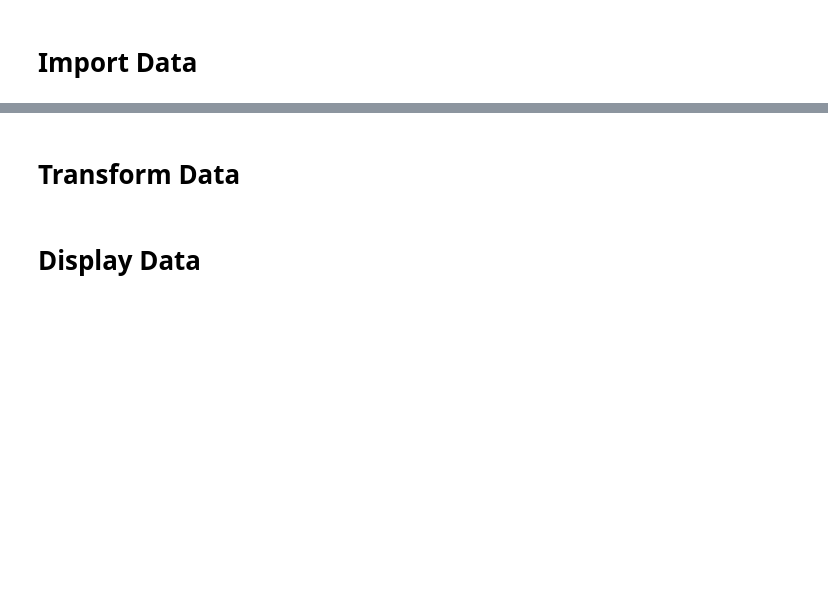
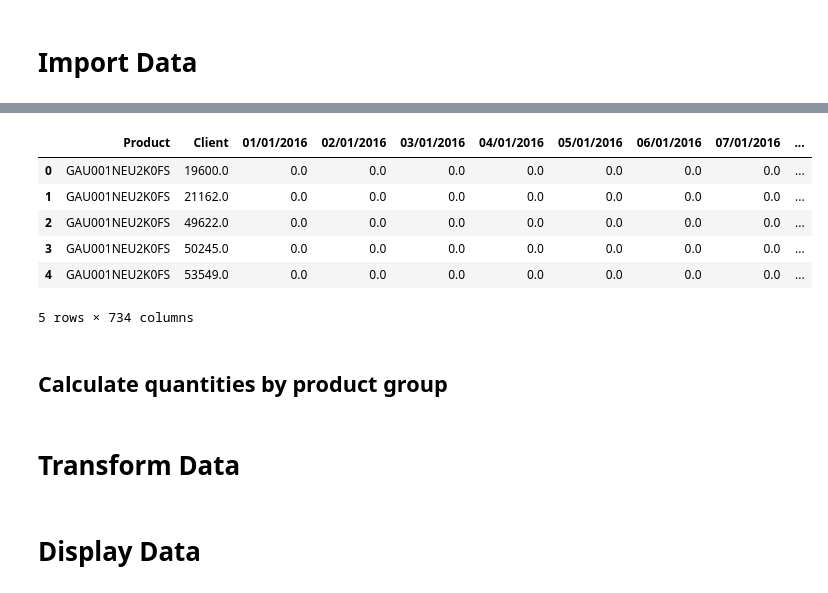
Before and after one commit to imad24/pc_clustering, a Jupyter notebook: notebooks/Data Import.ipynb, the cells around one changed output, grey strips where cells are left out. Saved outputs shown, nothing was run; the diff lists cells and outputs as text; code cells hidden in the pictures; blank space fills up the shorter version.

```diff
--- a/notebooks/Data Import.ipynb
+++ b/notebooks/Data Import.ipynb
@@ -61,0 +72,20 @@ products_desc.head()
+# %%
+columns = ["Product","Client"]
+N,M = df_histo_p2c1_jour.shape
+
+days = pd.to_datetime(np.arange(0,M-2),unit='D', origin=pd.Timestamp('2016-01-01')).strftime("%d/%m/%Y")
+columns.extend(days)
+
+df_histo_p2c1_jour.columns = columns
+
+df_histo_p2c1_jour.head()
+# %% [output]
+|  | Product | Client | 01/01/2016 | 02/01/2016 | 03/01/2016 | 04/01/2016 | 05/01/2016 | 06/01/2016 | 07/01/2016 | ... |
+| 0 | GAU001NEU2K0FS | 19600.0 | 0.0 | 0.0 | 0.0 | 0.0 | 0.0 | 0.0 | 0.0 | ... |
+| 1 | GAU001NEU2K0FS | 21162.0 | 0.0 | 0.0 | 0.0 | 0.0 | 0.0 | 0.0 | 0.0 | ... |
+| 2 | GAU001NEU2K0FS | 49622.0 | 0.0 | 0.0 | 0.0 | 0.0 | 0.0 | 0.0 | 0.0 | ... |
+| 3 | GAU001NEU2K0FS | 50245.0 | 0.0 | 0.0 | 0.0 | 0.0 | 0.0 | 0.0 | 0.0 | ... |
+| 4 | GAU001NEU2K0FS | 53549.0 | 0.0 | 0.0 | 0.0 | 0.0 | 0.0 | 0.0 | 0.0 | ... |
+5 rows × 734 columns
+# %% [markdown]
+## Calculate quantities by product group
```
Also changed, not shown: parts of 7 cells of this notebook, 8 other files.
